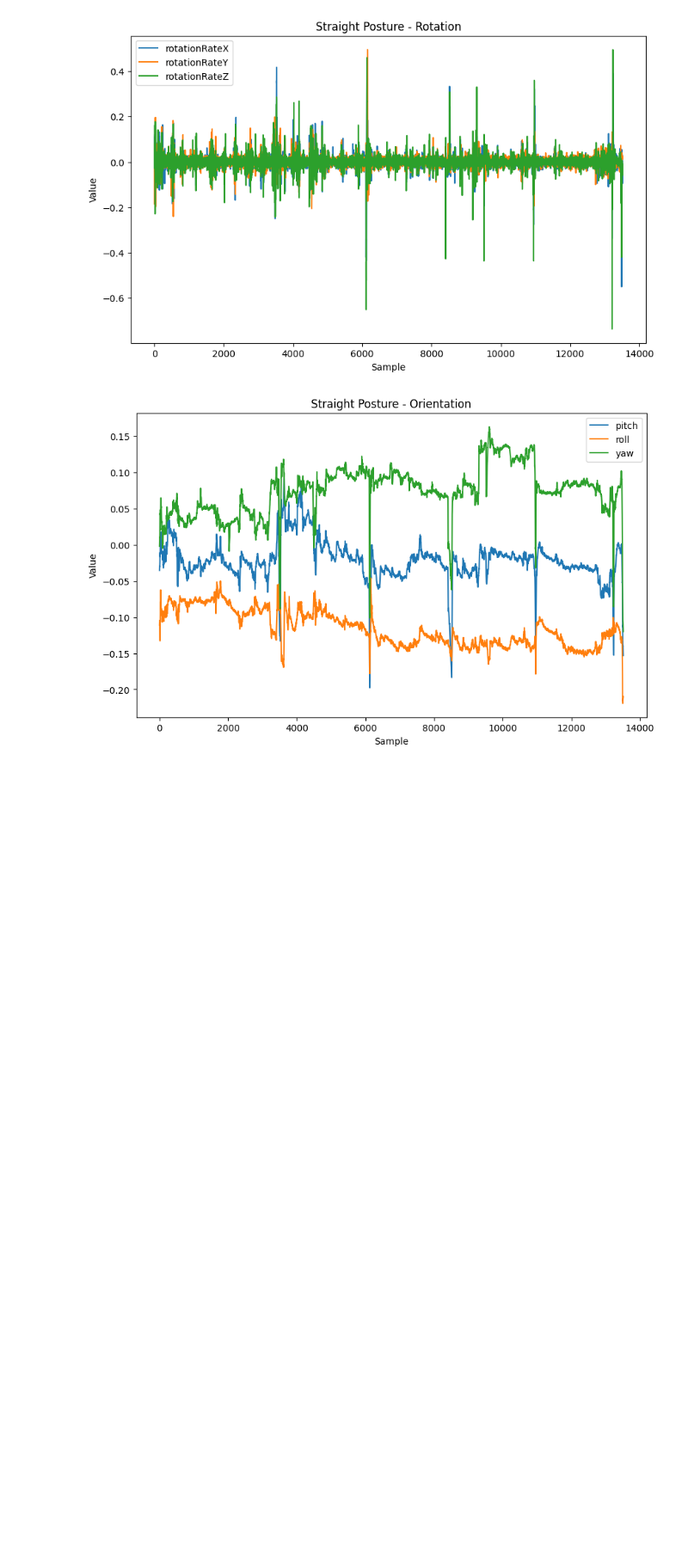
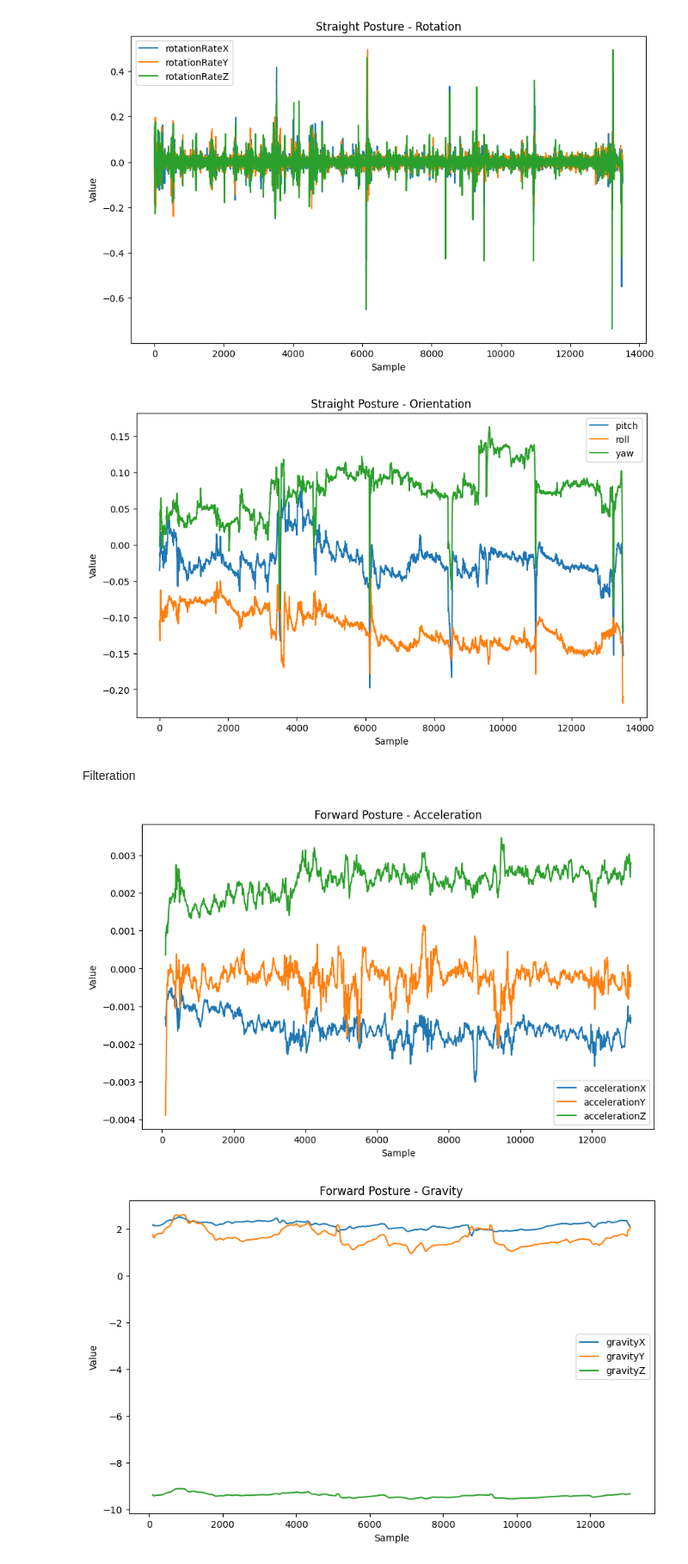
Before and after one commit to arnavkankaria/328Project, a Jupyter notebook: posture_detection.ipynb, the cells around one changed output. Shown at 86% size. Drawn from its saved outputs; the diff is of its cells as text; code cells hidden in the pictures; blank space fills up the shorter version.

```diff
--- a/posture_detection.ipynb
+++ b/posture_detection.ipynb
@@ -101,3 +107,73 @@ plot_data(straight_data, ['pitch', 'roll', 'yaw'], 'Straight Posture - Orientati
 [figure]
 [figure]
 [figure]
+# %% [markdown]
+Filteration
+# %%
+# Import required libraries
+import pandas as pd
+import matplotlib.pyplot as plt
+from scipy.signal import butter, filtfilt
+
+# Ensure plots are displayed inline
+%matplotlib inline
+
+# Define a function to apply a low-pass filter
+def low_pass_filter(data, cutoff=5, fs=100, order=4):
+    nyquist = 0.5 * fs
+    normal_cutoff = cutoff / nyquist
+    b, a = butter(order, normal_cutoff, btype='low', analog=False)
+    filtered_data = filtfilt(b, a, data)
+    return filtered_data
+
+# Define a function to apply a moving average filter
+def moving_average_filter(data, window_size=100):
+    return data.rolling(window=window_size).mean()
+
+# Define a function to remove the first and last 5 seconds of data
+def trim_data(data, fs=100, seconds=5):
+    samples_to_trim = fs * seconds
+    return data.iloc[samples_to_trim:-samples_to_trim]
+
+# Open the files
+forward_data = pd.read_csv('Data/Forward/Arnav_forward5.csv')
+slouch_data = pd.read_csv('Data/Slouch/Arnav_slouch1.csv')
+straight_data = pd.read_csv('Data/Straight/Arnav_straight6.csv')
+
+# Apply the filters and trim the data
+for data in [forward_data, slouch_data, straight_data]:
+    for column in ['accelerationX', 'accelerationY', 'accelerationZ', 'gravityX', 'gravityY', 'gravityZ', 'rotationRateX', 'rotationRateY', 'rotationRateZ', 'pitch', 'roll', 'yaw']:
+        if column in data.columns:
+            data[column] = low_pass_filter(data[column])
+            data[column] = moving_average_filter(data[column])
+    data = trim_data(data)
+
+# Function to plot data
+def plot_data(data, columns, title):
+    plt.figure(figsize=(10, 6))
+    for column in columns:
+        plt.plot(data[column], label=column)
+    plt.title(title)
+    plt.xlabel('Sample')
+    plt.ylabel('Value')
+    plt.legend()
+    plt.show()
+
+# Draw plots for acceleration, gravity, rotation, and orientation data
+plot_data(forward_data, ['accelerationX', 'accelerationY', 'accelerationZ'], 'Forward Posture - Acceleration')
+plot_data(forward_data, ['gravityX', 'gravityY', 'gravityZ'], 'Forward Posture - Gravity')
+plot_data(forward_data, ['rotationRateX', 'rotationRateY', 'rotationRateZ'], 'Forward Posture - Rotation')
+plot_data(forward_data, ['pitch', 'roll', 'yaw'], 'Forward Posture - Orientation')
+
+plot_data(slouch_data, ['accelerationX', 'accelerationY', 'accelerationZ'], 'Slouch Posture - Acceleration')
+plot_data(slouch_data, ['gravityX', 'gravityY', 'gravityZ'], 'Slouch Posture - Gravity')
+plot_data(slouch_data, ['rotationRateX', 'rotationRateY', 'rotationRateZ'], 'Slouch Posture - Rotation')
+plot_data(slouch_data, ['pitch', 'roll', 'yaw'], 'Slouch Posture - Orientation')
+
+plot_data(straight_data, ['accelerationX', 'accelerationY', 'accelerationZ'], 'Straight Posture - Acceleration')
+plot_data(straight_data, ['gravityX', 'gravityY', 'gravityZ'], 'Straight Posture - Gravity')
+plot_data(straight_data, ['rotationRateX', 'rotationRateY', 'rotationRateZ'], 'Straight Posture - Rotation')
+plot_data(straight_data, ['pitch', 'roll', 'yaw'], 'Straight Posture - Orientation')
+# %% [output]
+[figure, added]
+[figure, added]
```
Also changed, not shown: parts of 5 cells of this notebook.
